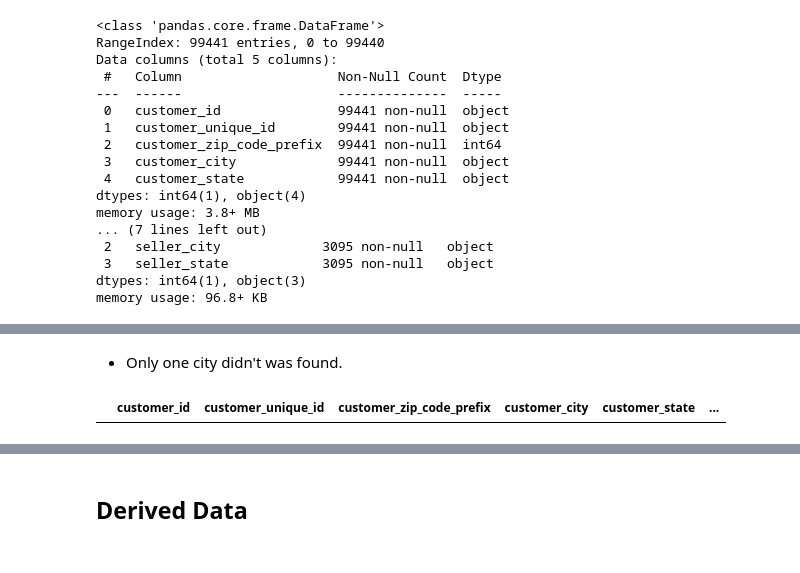
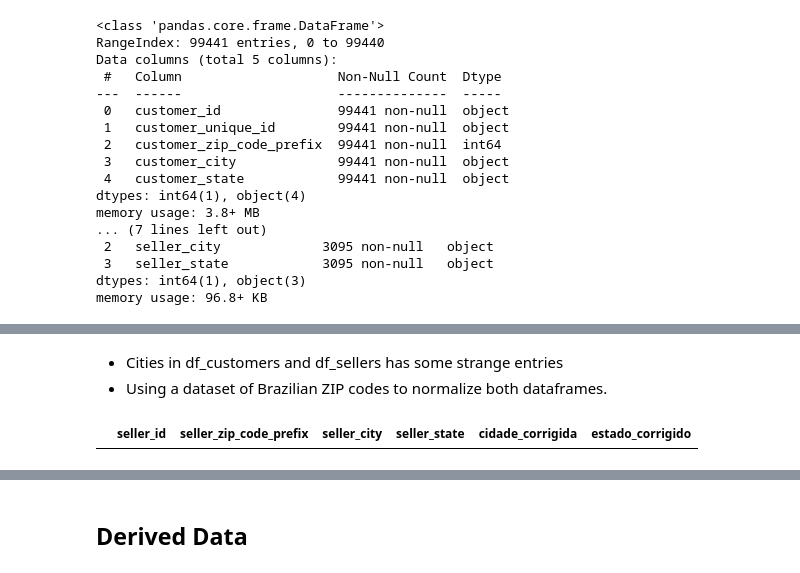
Before and after one commit to rickcolettohub/E-Commerce-Sales-Data-Analysis, a Jupyter notebook: notebooks/EDA.ipynb, the cells around one changed output, grey strips where cells are left out. Cells and saved outputs as stored; diff of their text form; code cells hidden in the pictures.

```diff
--- a/notebooks/EDA.ipynb
+++ b/notebooks/EDA.ipynb
@@ -739,14 +530,0 @@ np.int64(596)
-# %%
-df_customers['cep_expandido'] = df_customers['customer_zip_code_prefix'] * 1000
-def buscar_cidade_por_cep(cep, cdf):
-    row = cdf[(cdf['CEP Inicial'] <= cep) & (cdf['CEP Final'] >= cep)]
-    if not row.empty:
-        return row.iloc[0]['Localidade']
-    return None
-
-df_customers.loc[df_customers['customer_city_clean'].isna(), 'customer_city_clean'] = \
-    df_customers.loc[df_customers['customer_city_clean'].isna(), 'cep_expandido'].apply(
-        lambda cep: buscar_cidade_por_cep(cep, cdf_ceps)
-    )
-
-df_customers[df_customers['customer_city_clean'].isna()]
@@ -767,7 +530,0 @@ df_customers[df_customers['customer_city_clean'].isna()]
-# %% [markdown]
-- Only one city didn't was found.
-# %%
-df_customers['customer_city_clean'] = df_customers['customer_city_clean'].fillna('Mogi Guaçu')
-df_customers[df_customers['customer_city_clean'].isna()]
-# %% [output]
-|  | customer_id | customer_unique_id | customer_zip_code_prefix | customer_city | customer_state | ... |
@@ -776,0 +531,35 @@ df_customers.drop(columns=['customer_city_clean','cep_expandido'], inplace=True)
+# %% [markdown]
+- Cities in df_customers and df_sellers has some strange entries
+- Using a dataset of Brazilian ZIP codes to normalize both dataframes.
+# %%
+def buscar_local_por_cep(cep, cdf):
+    cdf_temp = cdf.copy()
+    cdf_temp['CEP Inicial'] = (cdf_temp['CEP Inicial'] // 1000).astype(int)
+    cdf_temp['CEP Final'] = (cdf_temp['CEP Final'] // 1000).astype(int)
+
+    row = cdf_temp[(cdf_temp['CEP Inicial'] <= cep) & (cdf_temp['CEP Final'] >= cep)]
+
+    if not row.empty:
+        local = row.iloc[0]['Localidade']
+        estado = row.iloc[0]['Estado']  # ou 'estado', se já estiver nome completo
+        return pd.Series({'cidade_corrigida': local, 'estado_corrigido': estado})
+    else:
+        return pd.Series({'cidade_corrigida': None, 'estado_corrigido': None})
+
+
+df_customers[['cidade_corrigida', 'estado_corrigido']] = (
+    df_customers['customer_zip_code_prefix'].apply(lambda cep: buscar_local_por_cep(cep, cdf_ceps))
+)
+
+df_sellers[['cidade_corrigida', 'estado_corrigido']] = (
+    df_sellers['seller_zip_code_prefix'].apply(lambda cep: buscar_local_por_cep(cep, cdf_ceps))
+)
+
+
+
+df_customers[df_customers['cidade_corrigida'].isna()]
+df_customers[df_customers['estado_corrigido'].isna()]
+df_sellers[df_sellers['cidade_corrigida'].isna()]
+df_sellers[df_sellers['estado_corrigido'].isna()]
+# %% [output]
+|  | seller_id | seller_zip_code_prefix | seller_city | seller_state | cidade_corrigida | estado_corrigido |
```
Also changed, not shown: parts of 51 cells of this notebook, 16 other files.
